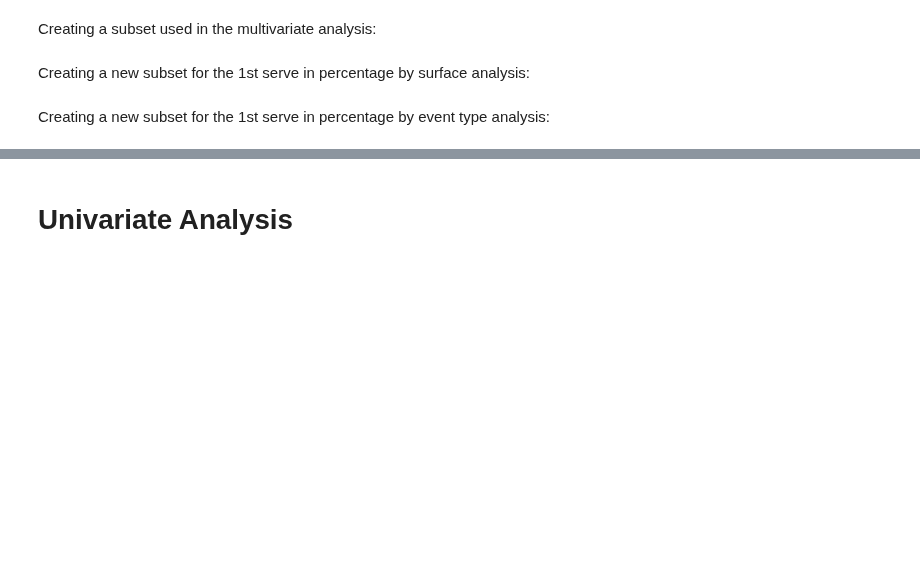
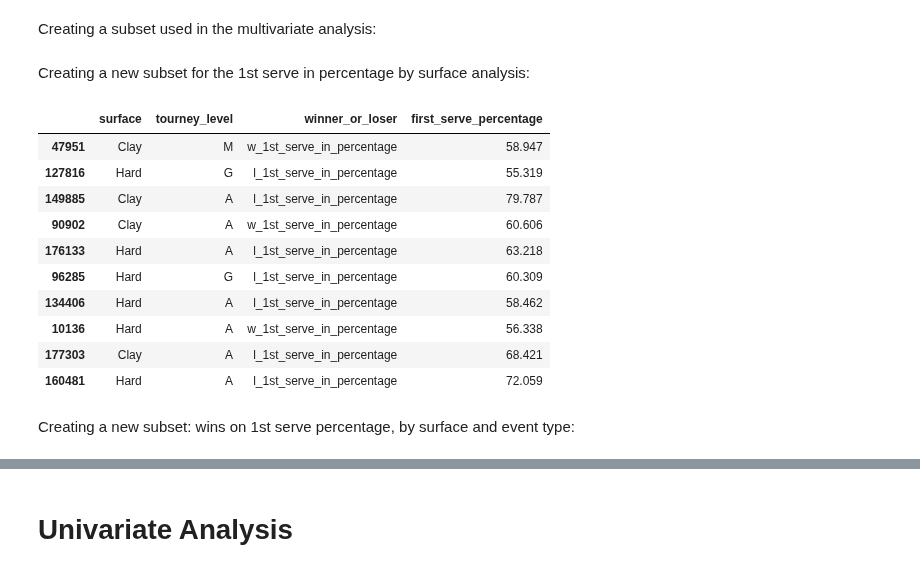
Before and after one commit to YoavWeller/Tennis_Analysis, a Jupyter notebook: tennis_analysis.ipynb, the cells around one changed output, grey strips where cells are left out. Drawn from its saved outputs; the diff is of its cells as text; code cells hidden in the pictures; blank space fills up the shorter version.

```diff
--- a/tennis_analysis.ipynb
+++ b/tennis_analysis.ipynb
@@ -476,10 +476,22 @@ multivariate_analysis_df.head()
 # %% [markdown]
 Creating a new subset for the 1st serve in percentage by surface analysis:
 # %%
-first_serve_by_surface_df = pd.melt(combined_df, id_vars = "surface", value_vars=["w_1st_serve_in_percentage", "l_1st_serve_in_percentage"])
-first_serve_by_surface_df.rename(columns={"variable": "winner_or_loser", "value": "first_serve_percentage"}, inplace=True)
+first_serve_in_melted_df = pd.melt(combined_df, id_vars =["surface", "tourney_level"], value_vars=["w_1st_serve_in_percentage", "l_1st_serve_in_percentage"])
+first_serve_in_melted_df.rename(columns={"variable": "winner_or_loser", "value": "first_serve_percentage"}, inplace=True)
 
-first_serve_by_surface_df.sample(10)
+first_serve_in_melted_df.sample(10)
+# %% [output]
+|  | surface | tourney_level | winner_or_loser | first_serve_percentage |
+| 47951 | Clay | M | w_1st_serve_in_percentage | 58.947 |
+| 127816 | Hard | G | l_1st_serve_in_percentage | 55.319 |
+| 149885 | Clay | A | l_1st_serve_in_percentage | 79.787 |
+| 90902 | Clay | A | w_1st_serve_in_percentage | 60.606 |
+| 176133 | Hard | A | l_1st_serve_in_percentage | 63.218 |
+| 96285 | Hard | G | l_1st_serve_in_percentage | 60.309 |
+| 134406 | Hard | A | l_1st_serve_in_percentage | 58.462 |
+| 10136 | Hard | A | w_1st_serve_in_percentage | 56.338 |
+| 177303 | Clay | A | l_1st_serve_in_percentage | 68.421 |
+| 160481 | Hard | A | l_1st_serve_in_percentage | 72.059 |
 # %% [markdown]
-Creating a new subset for the 1st serve in percentage by event type analysis:
+Creating a new subset: wins on 1st serve percentage, by surface and event type:
 # %%
```
Also changed, not shown: parts of 7 cells of this notebook.
